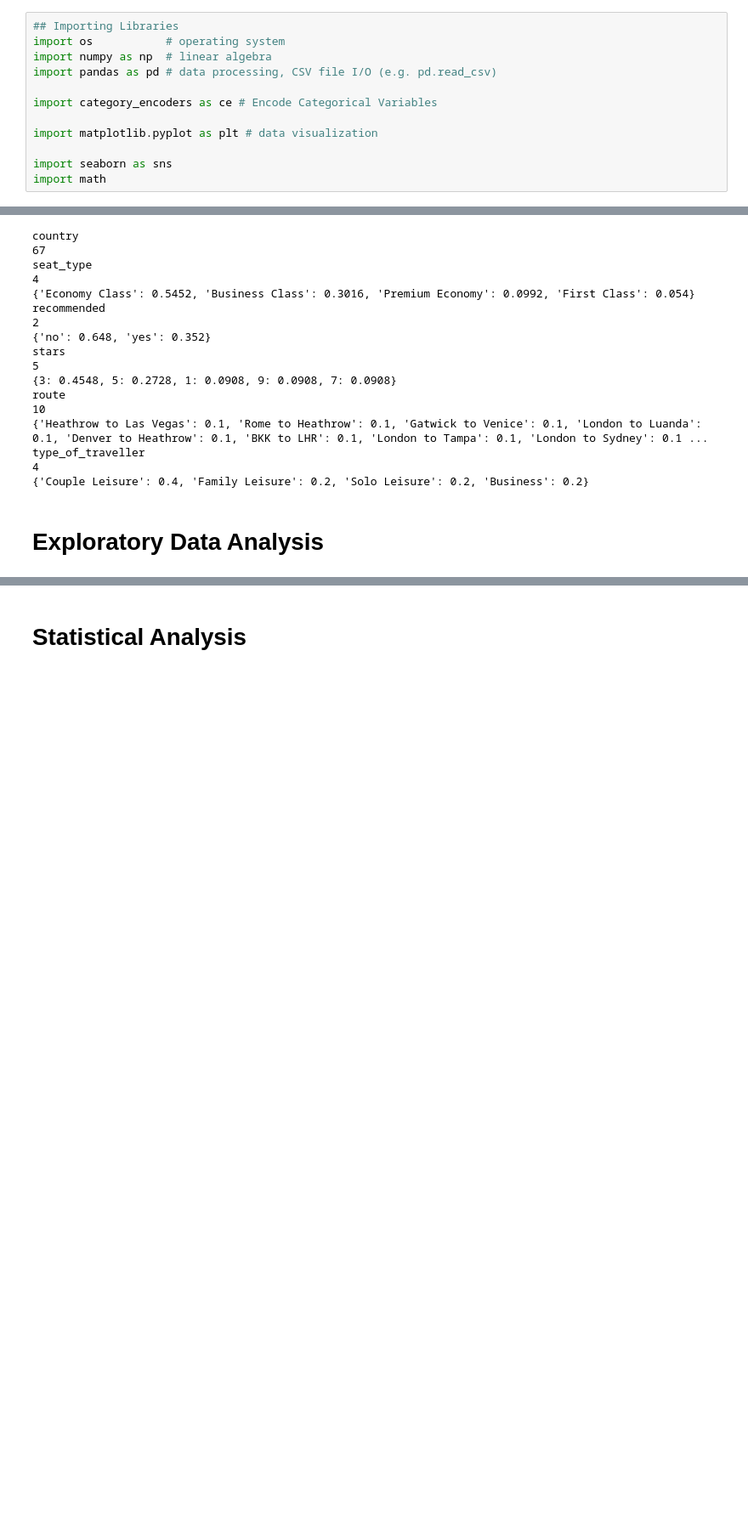
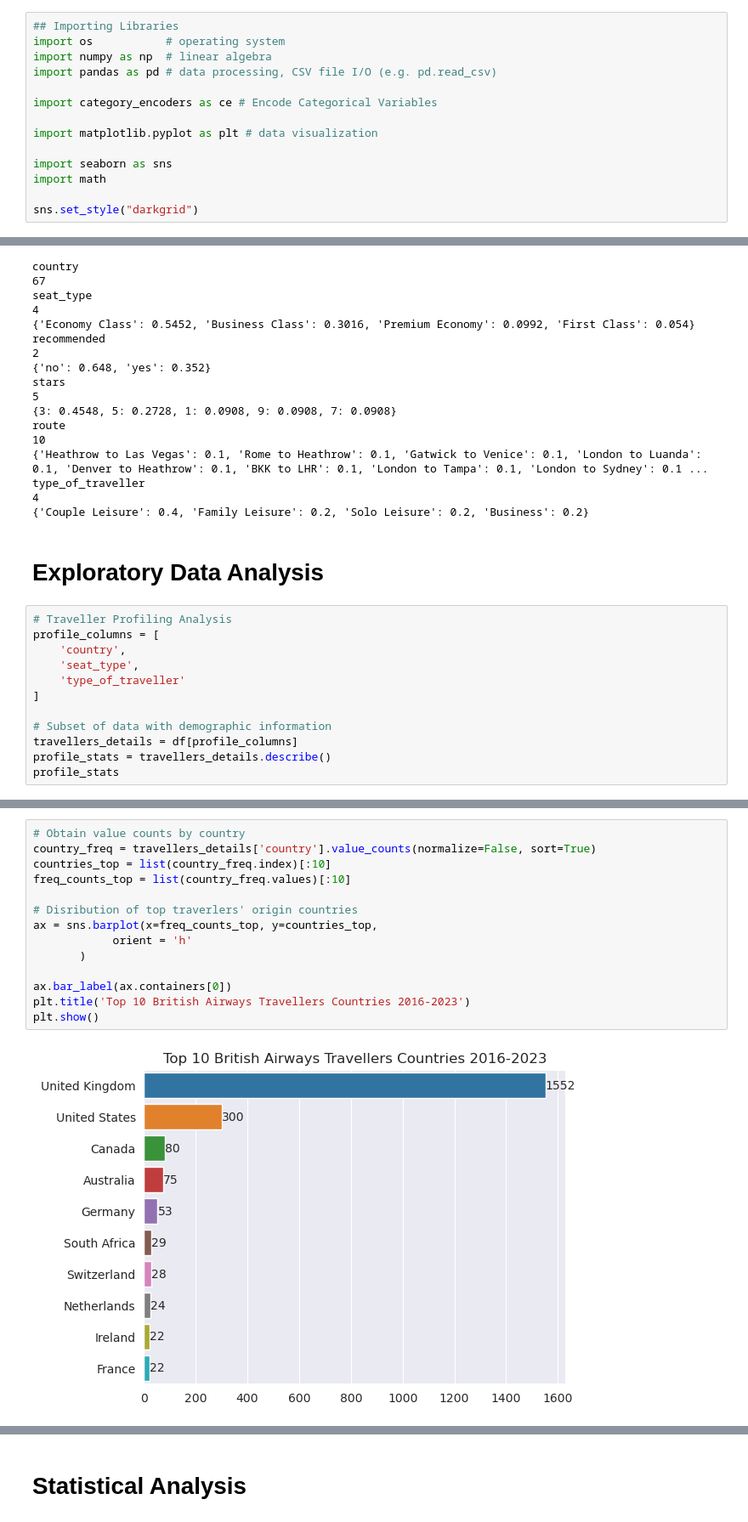
Before and after one commit to aorsot1/data_science_practice_projects, a Jupyter notebook: full_stack_data_science_ba_flights_reviews.ipynb, the cells around one changed output, grey strips where cells are left out. Shown at 85% size. Saved outputs shown, nothing was run; the diff lists cells and outputs as text; blank space fills up the shorter version.

Commit message:
Kaggle Notebook | Full Stack Data Science - BA Flight Reviews | Version 12

```diff
--- a/full_stack_data_science_ba_flights_reviews.ipynb
+++ b/full_stack_data_science_ba_flights_reviews.ipynb
@@ -27,6 +21,8 @@ import matplotlib.pyplot as plt # data visualization
 
 import seaborn as sns
 import math
+
+sns.set_style("darkgrid")
 # %%
 ## Importing the dataset
 paths = []
@@ -109,3 +105,15 @@ type_of_traveller
 {'Couple Leisure': 0.4, 'Family Leisure': 0.2, 'Solo Leisure': 0.2, 'Business': 0.2}
 # %% [markdown]
 # Exploratory Data Analysis
+# %%
+# Traveller Profiling Analysis
+profile_columns = [
+    'country',
+    'seat_type',
+    'type_of_traveller'
+]
+
+# Subset of data with demographic information
+travellers_details = df[profile_columns]
+profile_stats = travellers_details.describe()
+profile_stats
@@ -111,0 +126,16 @@ type_of_traveller
+# %%
+# Obtain value counts by country
+country_freq = travellers_details['country'].value_counts(normalize=False, sort=True)
+countries_top = list(country_freq.index)[:10]
+freq_counts_top = list(country_freq.values)[:10]
+
+# Disribution of top traverlers' origin countries
+ax = sns.barplot(x=freq_counts_top, y=countries_top,
+            orient = 'h'
+       )
+
+ax.bar_label(ax.containers[0])
+plt.title('Top 10 British Airways Travellers Countries 2016-2023')
+plt.show()
+# %% [output]
+[figure, added]
```
Also changed, not shown: parts of 15 cells of this notebook.
